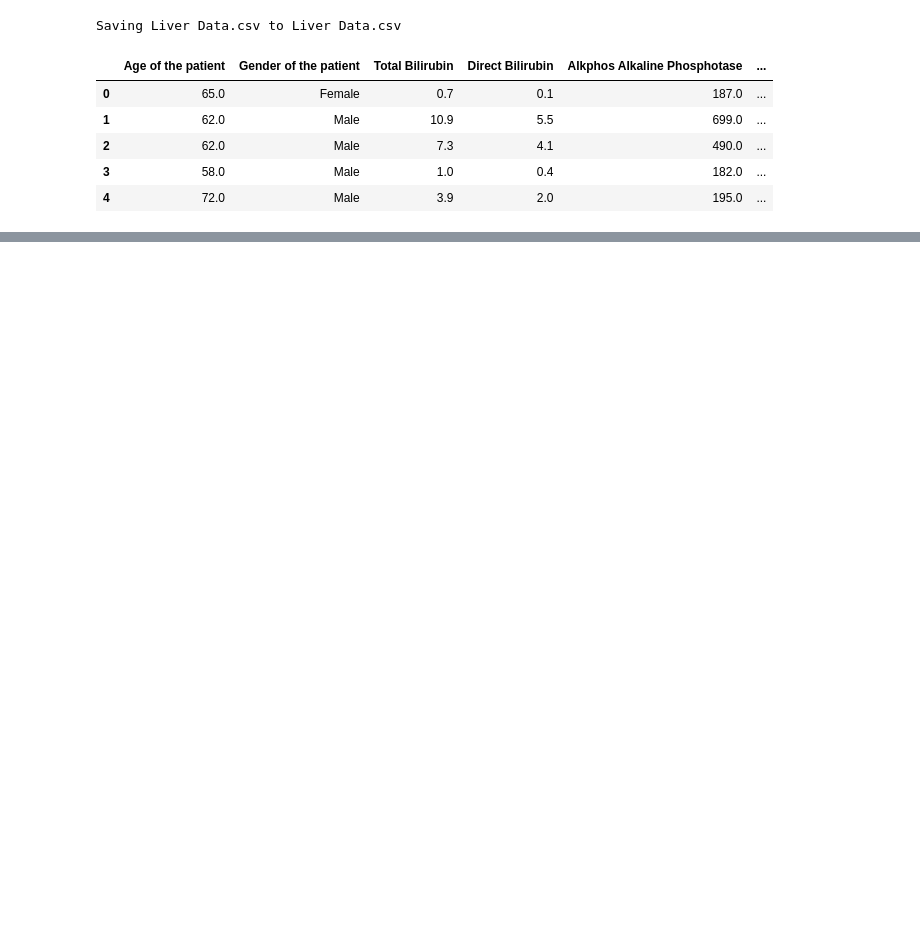
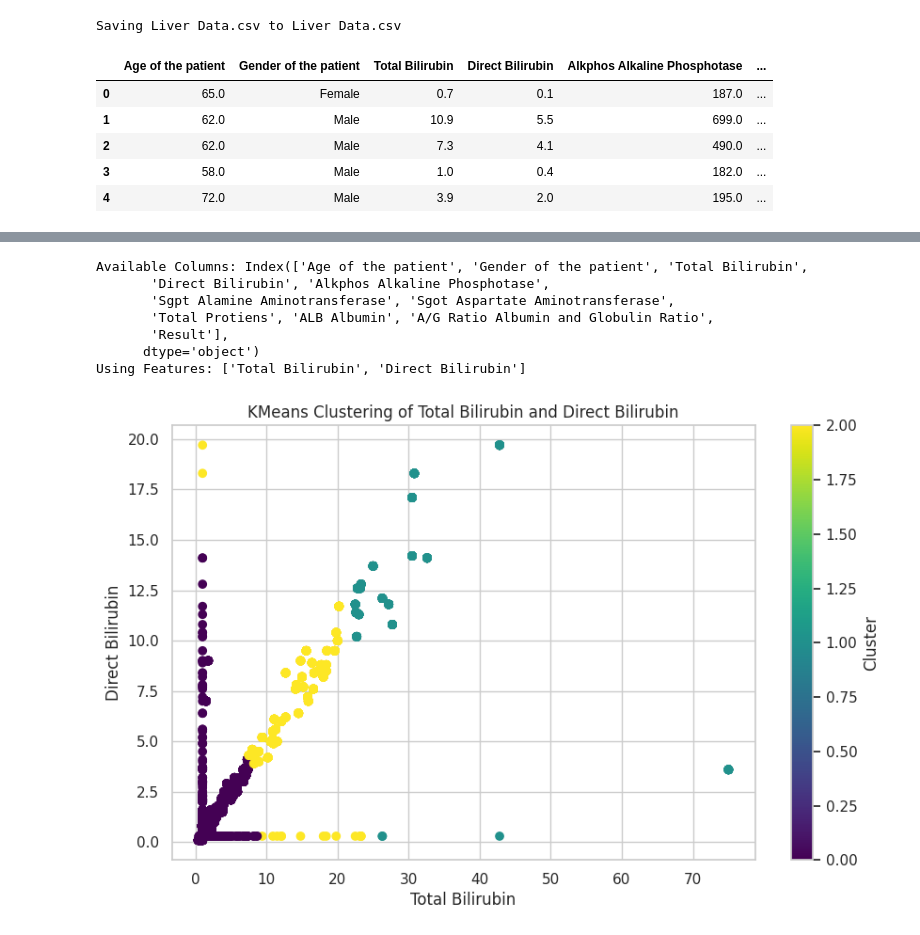
Before and after one commit to MadhuRuhdaM/EDA-assignment-21BDS0283, a Jupyter notebook: Untitled0.ipynb, the cells around one changed output, grey strips where cells are left out. Saved outputs shown, nothing was run; the diff lists cells and outputs as text; code cells hidden in the pictures; blank space fills up the shorter version.

```diff
--- a/Untitled0.ipynb
+++ b/Untitled0.ipynb
@@ -21,0 +75,2 @@ data.head()
+# %%
+data['Age of the patient'] = data['Age of the patient'].fillna(data['Age of the patient'].median())
@@ -21,0 +287,33 @@ data.head()
+# %%
+from sklearn.cluster import KMeans
+import matplotlib.pyplot as plt
+
+# Choose features for clustering
+feature_columns = ['Total Bilirubin', 'Direct Bilirubin']
+
+# Check if the features exist in the DataFrame
+print("Available Columns:", data.columns)
+print("Using Features:", feature_columns)
+
+# Perform KMeans clustering
+kmeans = KMeans(n_clusters=3, random_state=42)  # You can set random_state for reproducibility
+data['cluster'] = kmeans.fit_predict(data[feature_columns])
+
+# Plotting the clusters
+plt.figure(figsize=(10, 6))
+plt.scatter(data[feature_columns[0]], data[feature_columns[1]], c=data['cluster'], cmap='viridis', marker='o')
+plt.xlabel(feature_columns[0])
+plt.ylabel(feature_columns[1])
+plt.title('KMeans Clustering of Total Bilirubin and Direct Bilirubin')
+plt.colorbar(label='Cluster')
+plt.grid(True)
+plt.show()
+# %% [output]
+Available Columns: Index(['Age of the patient', 'Gender of the patient', 'Total Bilirubin',
+       'Direct Bilirubin', 'Alkphos Alkaline Phosphotase',
+       'Sgpt Alamine Aminotransferase', 'Sgot Aspartate Aminotransferase',
+       'Total Protiens', 'ALB Albumin', 'A/G Ratio Albumin and Globulin Ratio',
+       'Result'],
+      dtype='object')
+Using Features: ['Total Bilirubin', 'Direct Bilirubin']
+[figure, added]
```
Also changed, not shown: parts of 16 cells of this notebook.
